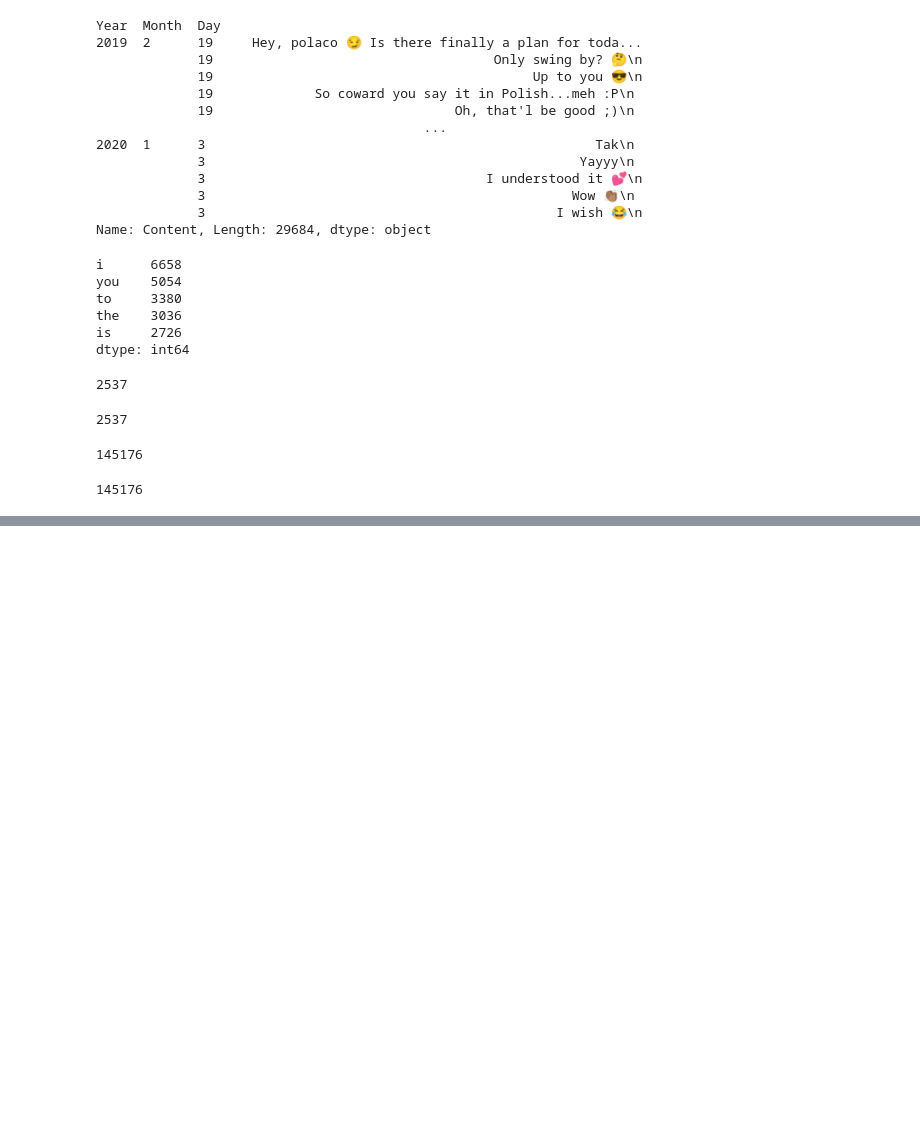
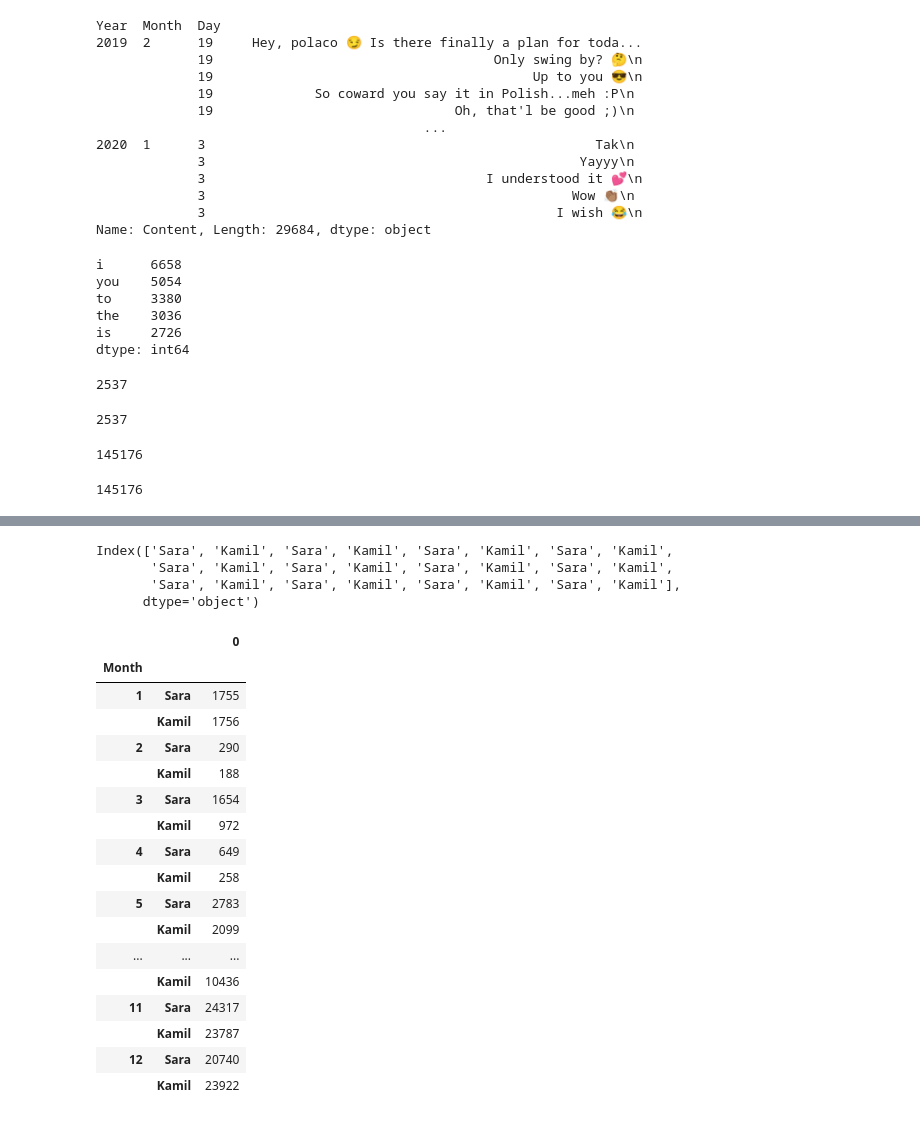
Before and after one commit to kamilkuzniak/WhatsApp-analyzer, a Jupyter notebook: Jupyter_testing.ipynb, the cells around one changed output, grey strips where cells are left out. Saved outputs shown, nothing was run; the diff lists cells and outputs as text; code cells hidden in the pictures; blank space fills up the shorter version.

```diff
--- a/Jupyter_testing.ipynb
+++ b/Jupyter_testing.ipynb
@@ -1100,0 +1088,3 @@ Name: Content, dtype: int64
+# %%
+words_sara = chat_data_mi[chat_data_mi['Content'] != '<Media omitted>\n'].xs('Sara', level='Person')['Content'].apply(lambda x: len(x.split()))
+words_sum_sara = words_sara.groupby('Month').sum()
@@ -1100,0 +1108,3 @@ Name: Content, dtype: int64
+# %%
+words_kamil = chat_data_mi[chat_data_mi['Content'] != '<Media omitted>\n'].xs('Kamil Kuźniak', level='Person')['Content'].apply(lambda x: len(x.split()))
+words_sum_kamil = words_kamil.groupby('Month').sum()
@@ -1100,0 +1128,30 @@ Name: Content, dtype: int64
+# %%
+wordsbymonth = pd.DataFrame({'Sara': words_sum_sara, 'Kamil': words_sum_kamil})
+# %%
+pd.DataFrame(wordsbymonth.stack()).index.get_level_values(level=1)
+# %% [output]
+Index(['Sara', 'Kamil', 'Sara', 'Kamil', 'Sara', 'Kamil', 'Sara', 'Kamil',
+       'Sara', 'Kamil', 'Sara', 'Kamil', 'Sara', 'Kamil', 'Sara', 'Kamil',
+       'Sara', 'Kamil', 'Sara', 'Kamil', 'Sara', 'Kamil', 'Sara', 'Kamil'],
+      dtype='object')
+# %%
+pd.DataFrame(wordsbymonth.stack())
+# %% [output]
+|  |  | 0 |
+| Month |  |  |
+| 1 | Sara | 1755 |
+|  | Kamil | 1756 |
+| 2 | Sara | 290 |
+|  | Kamil | 188 |
+| 3 | Sara | 1654 |
+|  | Kamil | 972 |
+| 4 | Sara | 649 |
+|  | Kamil | 258 |
+| 5 | Sara | 2783 |
+|  | Kamil | 2099 |
+| ... | ... | ... |
+|  | Kamil | 10436 |
+| 11 | Sara | 24317 |
+|  | Kamil | 23787 |
+| 12 | Sara | 20740 |
+|  | Kamil | 23922 |
```
Also changed, not shown: parts of 81 cells of this notebook, 2 other files.
